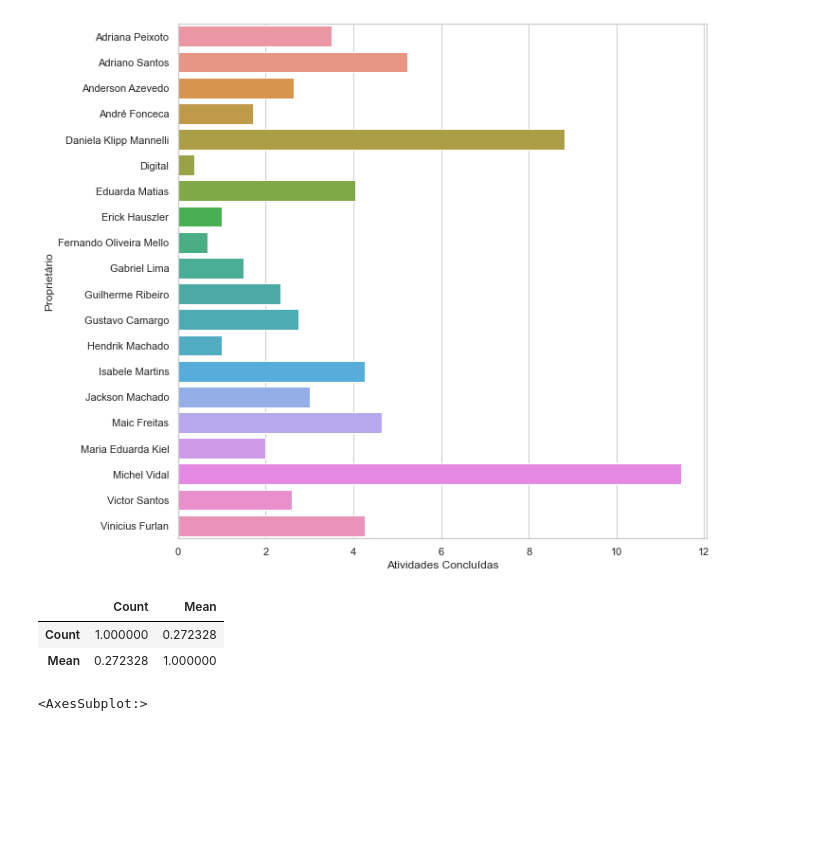
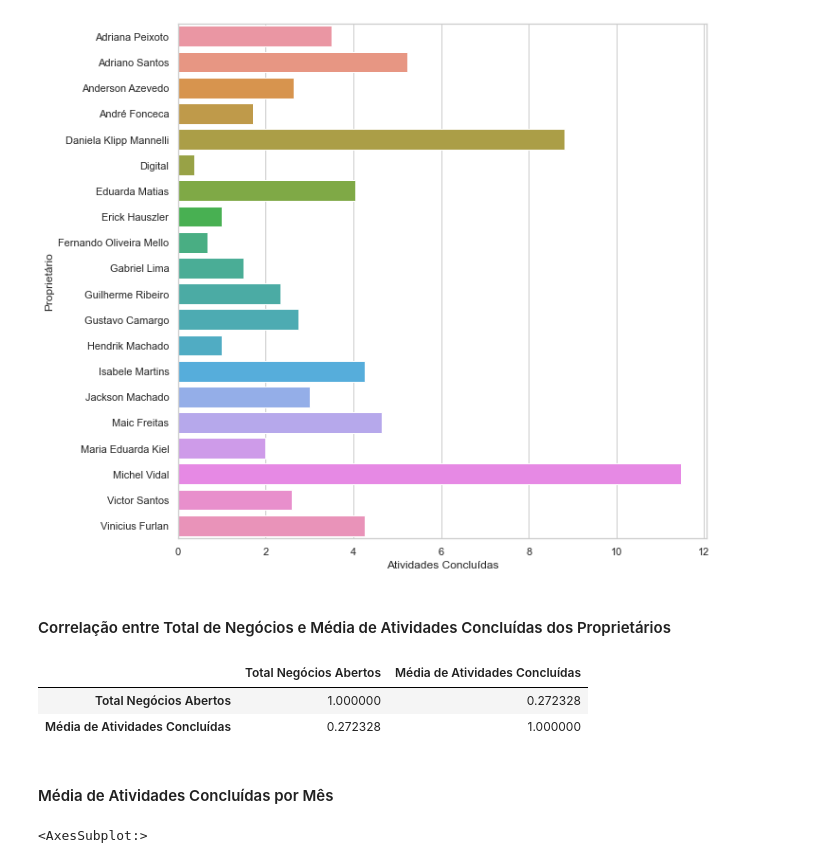
Before and after one commit to lunarti/Data-Challenge, a Jupyter notebook: parte 1.1.ipynb, the cells around one changed output. Cells and saved outputs as stored; diff of their text form; code cells hidden in the pictures; blank space fills up the shorter version.

```diff
--- a/parte 1.1.ipynb
+++ b/parte 1.1.ipynb
@@ -220,13 +233,17 @@ sns.barplot(x=meanbyProprietario['Atividades Concluídas'],y=meanbyProprietario[
 # %% [output]
 <AxesSubplot:xlabel='Atividades Concluídas', ylabel='Proprietário'>
 [figure]
+# %% [markdown]
+#### Correlação entre Total de Negócios e Média de Atividades Concluídas dos Proprietários
 # %%
 CountMeanCorr=pd.DataFrame()
-CountMeanCorr['Count']=countbyProprietario['Status']
-CountMeanCorr['Mean']=meanbyProprietario['Atividades Concluídas']
+CountMeanCorr['Total Negócios Abertos']=countbyProprietario['Status']
+CountMeanCorr['Média de Atividades Concluídas']=meanbyProprietario['Atividades Concluídas']
 CountMeanCorr.corr()
 # %% [output]
-|  | Count | Mean |
-| Count | 1.000000 | 0.272328 |
-| Mean | 0.272328 | 1.000000 |
+|  | Total Negócios Abertos | Média de Atividades Concluídas |
+| Total Negócios Abertos | 1.000000 | 0.272328 |
+| Média de Atividades Concluídas | 0.272328 | 1.000000 |
+# %% [markdown]
+#### Média de Atividades Concluídas por Mês
 # %%
```
Also changed, not shown: parts of 14 cells of this notebook.
